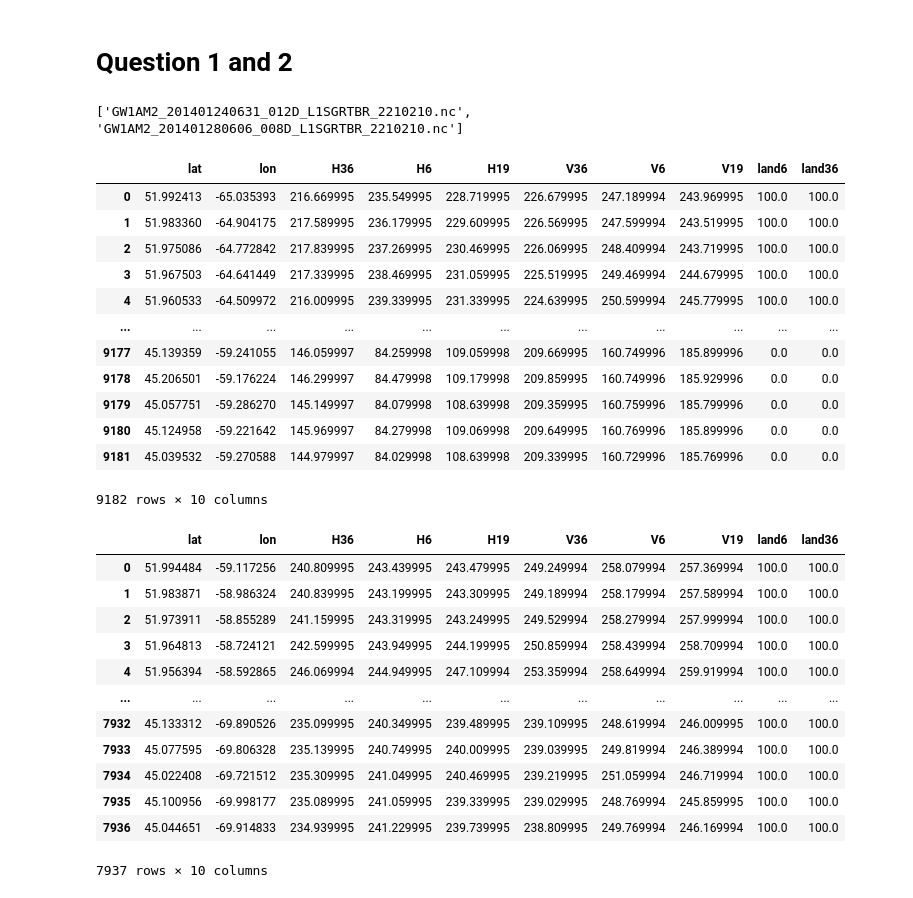
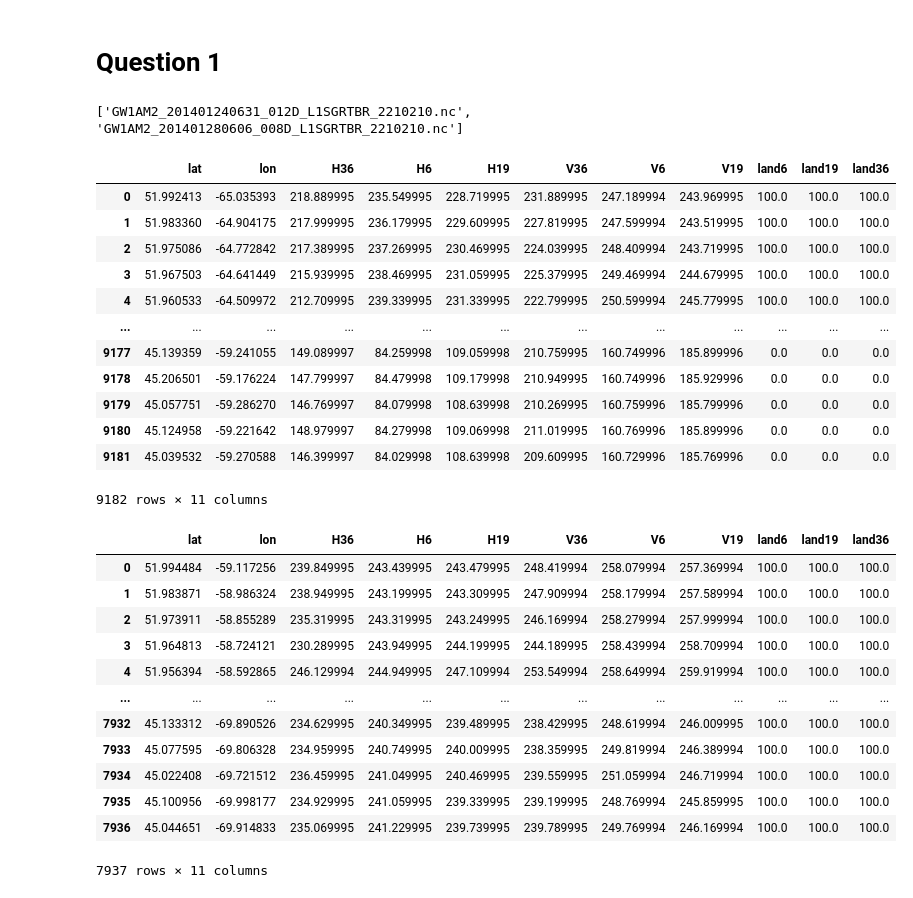
Before and after one commit to rbeutel/PRODIGY, a Jupyter notebook: assignment2.ipynb, the cells around one changed output. Cells and saved outputs as stored; diff of their text form; code cells hidden in the pictures.

```diff
--- a/assignment2.ipynb
+++ b/assignment2.ipynb
@@ -9,5 +10,5 @@ import pandas as pd
 # %% [markdown]
-# Question 1 and 2
+# Question 1
 # %%
 mylist = [f for f in glob.glob("GW*.nc")]
 print(mylist)
@@ -24,52 +25,54 @@ lonmin=-70
 # first for the 24th
 data = xr.open_dataset(mylist[0], decode_times=False)
 # %%
+# *note:multiply all the brightness temperatures by 0.01 to get into K
+
 d = {'lat':data.lat.values.flatten('C'), 'lon':data.lon.values.flatten('C'),
-     'H36':data.Brightness_Temperature__res10_36_5GHz_H_.values.flatten('C'), 'H6':data.Brightness_Temperature__res06_6_9GHz_H_.values.flatten('C'), 'H19':data.Brightness_Temperature__res10_18_7GHz_H_.values.flatten('C'),
-     'V36':data.Brightness_Temperature__res10_36_5GHz_V_.values.flatten('C'), 'V6':data.Brightness_Temperature__res06_6_9GHz_V_.values.flatten('C'), 'V19':data.Brightness_Temperature__res10_18_7GHz_V_.values.flatten('C'),
-     'land6':data.Land_Ocean_Flag_6_to_36[0,:,:].values.flatten('C'), 'land36':data.Land_Ocean_Flag_6_to_36[3,:,:].values.flatten('C'),
+     'H36':data.Brightness_Temperature__res36_36_5GHz_H_.values.flatten('C'), 'H6':data.Brightness_Temperature__res06_6_9GHz_H_.values.flatten('C'), 'H19':data.Brightness_Temperature__res10_18_7GHz_H_.values.flatten('C'),
+     'V36':data.Brightness_Temperature__res36_36_5GHz_V_.values.flatten('C'), 'V6':data.Brightness_Temperature__res06_6_9GHz_V_.values.flatten('C'), 'V19':data.Brightness_Temperature__res10_18_7GHz_V_.values.flatten('C'),
+     'land6':data.Land_Ocean_Flag_6_to_36[0,:,:].values.flatten('C'), 'land19':data.Land_Ocean_Flag_6_to_36[2,:,:].values.flatten('C'), 'land36':data.Land_Ocean_Flag_6_to_36[3,:,:].values.flatten('C'),
     }
 df24 = pd.DataFrame(data=d)
 df24 = df24[(df24['lat'] < latmax ) & (df24['lat'] > latmin) & (df24['lon'] < lonmax) & (df24['lon'] > lonmin)]
 df24 = df24.reset_index(drop=True)
 df24
 # %% [output]
-|  | lat | lon | H36 | H6 | H19 | V36 | V6 | V19 | land6 | land36 |
-| 0 | 51.992413 | -65.035393 | 216.669995 | 235.549995 | 228.719995 | 226.679995 | 247.189994 | 243.969995 | 100.0 | 100.0 |
-| 1 | 51.983360 | -64.904175 | 217.589995 | 236.179995 | 229.609995 | 226.569995 | 247.599994 | 243.519995 | 100.0 | 100.0 |
-| 2 | 51.975086 | -64.772842 | 217.839995 | 237.269995 | 230.469995 | 226.069995 | 248.409994 | 243.719995 | 100.0 | 100.0 |
-| 3 | 51.967503 | -64.641449 | 217.339995 | 238.469995 | 231.059995 | 225.519995 | 249.469994 | 244.679995 | 100.0 | 100.0 |
-| 4 | 51.960533 | -64.509972 | 216.009995 | 239.339995 | 231.339995 | 224.639995 | 250.599994 | 245.779995 | 100.0 | 100.0 |
-| ... | ... | ... | ... | ... | ... | ... | ... | ... | ... | ... |
-| 9177 | 45.139359 | -59.241055 | 146.059997 | 84.259998 | 109.059998 | 209.669995 | 160.749996 | 185.899996 | 0.0 | 0.0 |
-| 9178 | 45.206501 | -59.176224 | 146.299997 | 84.479998 | 109.179998 | 209.859995 | 160.749996 | 185.929996 | 0.0 | 0.0 |
-| 9179 | 45.057751 | -59.286270 | 145.149997 | 84.079998 | 108.639998 | 209.359995 | 160.759996 | 185.799996 | 0.0 | 0.0 |
-| 9180 | 45.124958 | -59.221642 | 145.969997 | 84.279998 | 109.069998 | 209.649995 | 160.769996 | 185.899996 | 0.0 | 0.0 |
-| 9181 | 45.039532 | -59.270588 | 144.979997 | 84.029998 | 108.639998 | 209.339995 | 160.729996 | 185.769996 | 0.0 | 0.0 |
+|  | lat | lon | H36 | H6 | H19 | V36 | V6 | V19 | land6 | land19 | land36 |
+| 0 | 51.992413 | -65.035393 | 218.889995 | 235.549995 | 228.719995 | 231.889995 | 247.189994 | 243.969995 | 100.0 | 100.0 | 100.0 |
+| 1 | 51.983360 | -64.904175 | 217.999995 | 236.179995 | 229.609995 | 227.819995 | 247.599994 | 243.519995 | 100.0 | 100.0 | 100.0 |
+| 2 | 51.975086 | -64.772842 | 217.389995 | 237.269995 | 230.469995 | 224.039995 | 248.409994 | 243.719995 | 100.0 | 100.0 | 100.0 |
+| 3 | 51.967503 | -64.641449 | 215.939995 | 238.469995 | 231.059995 | 225.379995 | 249.469994 | 244.679995 | 100.0 | 100.0 | 100.0 |
+| 4 | 51.960533 | -64.509972 | 212.709995 | 239.339995 | 231.339995 | 222.799995 | 250.599994 | 245.779995 | 100.0 | 100.0 | 100.0 |
+| ... | ... | ... | ... | ... | ... | ... | ... | ... | ... | ... | ... |
+| 9177 | 45.139359 | -59.241055 | 149.089997 | 84.259998 | 109.059998 | 210.759995 | 160.749996 | 185.899996 | 0.0 | 0.0 | 0.0 |
+| 9178 | 45.206501 | -59.176224 | 147.799997 | 84.479998 | 109.179998 | 210.949995 | 160.749996 | 185.929996 | 0.0 | 0.0 | 0.0 |
+| 9179 | 45.057751 | -59.286270 | 146.769997 | 84.079998 | 108.639998 | 210.269995 | 160.759996 | 185.799996 | 0.0 | 0.0 | 0.0 |
+| 9180 | 45.124958 | -59.221642 | 148.979997 | 84.279998 | 109.069998 | 211.019995 | 160.769996 | 185.899996 | 0.0 | 0.0 | 0.0 |
+| 9181 | 45.039532 | -59.270588 | 146.399997 | 84.029998 | 108.639998 | 209.609995 | 160.729996 | 185.769996 | 0.0 | 0.0 | 0.0 |
-9182 rows × 10 columns
+9182 rows × 11 columns
 # %%
 # now with the 28th
 data = xr.open_dataset(mylist[1], decode_times=False)
 d = {'lat':data.lat.values.flatten('C'), 'lon':data.lon.values.flatten('C'),
-     'H36':data.Brightness_Temperature__res10_36_5GHz_H_.values.flatten('C'), 'H6':data.Brightness_Temperature__res06_6_9GHz_H_.values.flatten('C'), 'H19':data.Brightness_Temperature__res10_18_7GHz_H_.values.flatten('C'),
-     'V36':data.Brightness_Temperature__res10_36_5GHz_V_.values.flatten('C'), 'V6':data.Brightness_Temperature__res06_6_9GHz_V_.values.flatten('C'), 'V19':data.Brightness_Temperature__res10_18_7GHz_V_.values.flatten('C'),
-     'land6':data.Land_Ocean_Flag_6_to_36[0,:,:].values.flatten('C'), 'land36':data.Land_Ocean_Flag_6_to_36[3,:,:].values.flatten('C'),
+     'H36':data.Brightness_Temperature__res36_36_5GHz_H_.values.flatten('C'), 'H6':data.Brightness_Temperature__res06_6_9GHz_H_.values.flatten('C'), 'H19':data.Brightness_Temperature__res10_18_7GHz_H_.values.flatten('C'),
+     'V36':data.Brightness_Temperature__res36_36_5GHz_V_.values.flatten('C'), 'V6':data.Brightness_Temperature__res06_6_9GHz_V_.values.flatten('C'), 'V19':data.Brightness_Temperature__res10_18_7GHz_V_.values.flatten('C'),
+     'land6':data.Land_Ocean_Flag_6_to_36[0,:,:].values.flatten('C'), 'land19':data.Land_Ocean_Flag_6_to_36[2,:,:].values.flatten('C'),'land36':data.Land_Ocean_Flag_6_to_36[3,:,:].values.flatten('C'),
     }
 df28 = pd.DataFrame(data=d)
 df28 = df28[(df28['lat'] < latmax ) & (df28['lat'] > latmin) & (df28['lon'] < lonmax) & (df28['lon'] > lonmin)]
 df28 = df28.reset_index(drop=True)
 df28
 # %% [output]
-|  | lat | lon | H36 | H6 | H19 | V36 | V6 | V19 | land6 | land36 |
-| 0 | 51.994484 | -59.117256 | 240.809995 | 243.439995 | 243.479995 | 249.249994 | 258.079994 | 257.369994 | 100.0 | 100.0 |
-| 1 | 51.983871 | -58.986324 | 240.839995 | 243.199995 | 243.309995 | 249.189994 | 258.179994 | 257.589994 | 100.0 | 100.0 |
-| 2 | 51.973911 | -58.855289 | 241.159995 | 243.319995 | 243.249995 | 249.529994 | 258.279994 | 257.999994 | 100.0 | 100.0 |
-| 3 | 51.964813 | -58.724121 | 242.599995 | 243.949995 | 244.199995 | 250.859994 | 258.439994 | 258.709994 | 100.0 | 100.0 |
-| 4 | 51.956394 | -58.592865 | 246.069994 | 244.949995 | 247.109994 | 253.359994 | 258.649994 | 259.919994 | 100.0 | 100.0 |
-| ... | ... | ... | ... | ... | ... | ... | ... | ... | ... | ... |
-| 7932 | 45.133312 | -69.890526 | 235.099995 | 240.349995 | 239.489995 | 239.109995 | 248.619994 | 246.009995 | 100.0 | 100.0 |
-| 7933 | 45.077595 | -69.806328 | 235.139995 | 240.749995 | 240.009995 | 239.039995 | 249.819994 | 246.389994 | 100.0 | 100.0 |
-| 7934 | 45.022408 | -69.721512 | 235.309995 | 241.049995 | 240.469995 | 239.219995 | 251.059994 | 246.719994 | 100.0 | 100.0 |
-| 7935 | 45.100956 | -69.998177 | 235.089995 | 241.059995 | 239.339995 | 239.029995 | 248.769994 | 245.859995 | 100.0 | 100.0 |
-| 7936 | 45.044651 | -69.914833 | 234.939995 | 241.229995 | 239.739995 | 238.809995 | 249.769994 | 246.169994 | 100.0 | 100.0 |
+|  | lat | lon | H36 | H6 | H19 | V36 | V6 | V19 | land6 | land19 | land36 |
+| 0 | 51.994484 | -59.117256 | 239.849995 | 243.439995 | 243.479995 | 248.419994 | 258.079994 | 257.369994 | 100.0 | 100.0 | 100.0 |
+| 1 | 51.983871 | -58.986324 | 238.949995 | 243.199995 | 243.309995 | 247.909994 | 258.179994 | 257.589994 | 100.0 | 100.0 | 100.0 |
+| 2 | 51.973911 | -58.855289 | 235.319995 | 243.319995 | 243.249995 | 246.169994 | 258.279994 | 257.999994 | 100.0 | 100.0 | 100.0 |
+| 3 | 51.964813 | -58.724121 | 230.289995 | 243.949995 | 244.199995 | 244.189995 | 258.439994 | 258.709994 | 100.0 | 100.0 | 100.0 |
+| 4 | 51.956394 | -58.592865 | 246.129994 | 244.949995 | 247.109994 | 253.549994 | 258.649994 | 259.919994 | 100.0 | 100.0 | 100.0 |
+| ... | ... | ... | ... | ... | ... | ... | ... | ... | ... | ... | ... |
+| 7932 | 45.133312 | -69.890526 | 234.629995 | 240.349995 | 239.489995 | 238.429995 | 248.619994 | 246.009995 | 100.0 | 100.0 | 100.0 |
+| 7933 | 45.077595 | -69.806328 | 234.959995 | 240.749995 | 240.009995 | 238.359995 | 249.819994 | 246.389994 | 100.0 | 100.0 | 100.0 |
+| 7934 | 45.022408 | -69.721512 | 236.459995 | 241.049995 | 240.469995 | 239.559995 | 251.059994 | 246.719994 | 100.0 | 100.0 | 100.0 |
+| 7935 | 45.100956 | -69.998177 | 234.929995 | 241.059995 | 239.339995 | 239.199995 | 248.769994 | 245.859995 | 100.0 | 100.0 | 100.0 |
+| 7936 | 45.044651 | -69.914833 | 235.069995 | 241.229995 | 239.739995 | 239.789995 | 249.769994 | 246.169994 | 100.0 | 100.0 | 100.0 |
-7937 rows × 10 columns
+7937 rows × 11 columns
```
Also changed, not shown: parts of 26 cells of this notebook.
